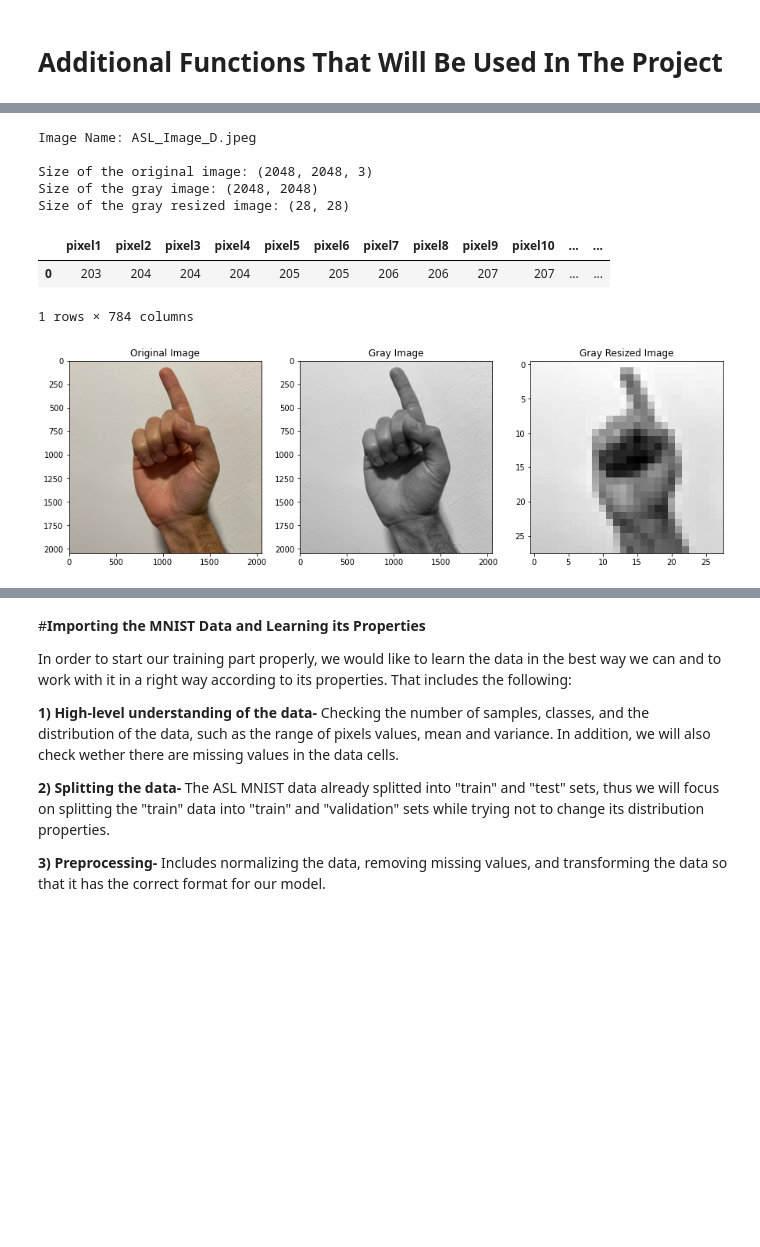
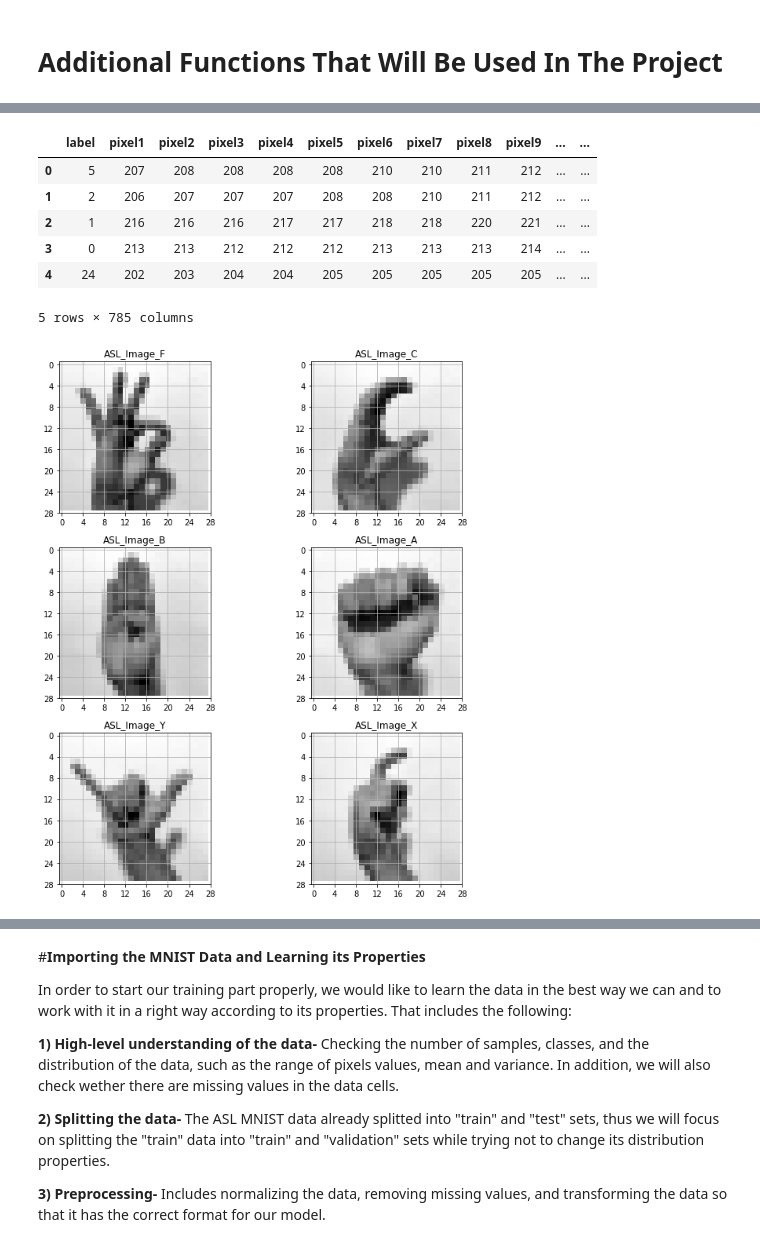
Before and after one commit to RonBartov/american-sign-language-image-classification, a Jupyter notebook: Copy_of_Deep_Learning_Final_Project_ASL_Classification.ipynb, the cells around one changed output, grey strips where cells are left out. Drawn from its saved outputs; the diff is of its cells as text; code cells hidden in the pictures; blank space fills up the shorter version.

Commit message:
2 plots functions. moved also iphones imgs to dataframe. tested network on iphone images

```diff
--- a/Copy_of_Deep_Learning_Final_Project_ASL_Classification.ipynb
+++ b/Copy_of_Deep_Learning_Final_Project_ASL_Classification.ipynb
@@ -108,3 +109,24 @@ def bar_graph_plot(pd_series, x_label='',y_label='',Title=''):
+# %%
+def plot_images(dataframe, int_to_letter_dict):
+    fig, axs = plt.subplots(3, 2, figsize=(10, 10))
+    axs = axs.ravel()
+
+    # create x and y limits
+    jump = 4
+    limits = [i for i in range(0, 28+jump, jump)]
+
+    for i, row in dataframe.head(6).iterrows():
+        ax = axs[i]
+        ax.imshow(row[1:].values.reshape(28, 28), cmap='gray')
+        ax.set_title("ASL_Image_" + int_to_letter_dict[row[0]])
+        ax.axis('on')
+        ax.set_xticks(limits)
+        ax.set_yticks(limits[::-1])
+        ax.grid(visible=True)
+        ax.set_aspect('equal')
+
+    plt.tight_layout() # adjusts the spacing between subplots and the surrounding borders
+    plt.show()
 # %% [markdown]
 # **General Background and Goals**
 
@@ -141,14 +177,30 @@ In orded to give some clear explenations regarding specific actions or decision
+# %%
+# creating the dictionaries
+letters = "ABCDEFGHIJKLMNOPQRSTUVWXYZ"
+integers = range(26)
+int_to_letter_dict = dict(zip(integers,letters))
+letter_to_int_dict = dict(zip(letters,integers))
 # %%
-iPhone_images_path ="/content/gdrive/MyDrive/Colab Notebooks/Deep Learning Final Project- ASL/ASL_Images_From_Iphone"
-iphone_img_df = plot_image(indicator='ASL_Image_D.jpeg', img_source=iPhone_images_path,img_source_name='iPhone')
-iphone_img_df.head()
+# transforming images into dataframe
+
+# Ron's path
+iPhone_imgs_folder_path = "/content/gdrive/MyDrive/Colab Notebooks/Deep Learning Final Project- ASL/ASL_Images_From_Iphone"
+
+# Aviv's path
+# imgs_folder_path = ""
+
+iPhone_imgs_df = process_images(iPhone_imgs_folder_path, letter_to_int_dict)
+iPhone_imgs_df.head()
 # %% [output]
+|  | label | pixel1 | pixel2 | pixel3 | pixel4 | pixel5 | pixel6 | pixel7 | pixel8 | pixel9 | ... | ... |
+| 0 | 5 | 207 | 208 | 208 | 208 | 208 | 210 | 210 | 211 | 212 | ... | ... |
+| 1 | 2 | 206 | 207 | 207 | 207 | 208 | 208 | 210 | 211 | 212 | ... | ... |
+| 2 | 1 | 216 | 216 | 216 | 217 | 217 | 218 | 218 | 220 | 221 | ... | ... |
+| 3 | 0 | 213 | 213 | 212 | 212 | 212 | 213 | 213 | 213 | 214 | ... | ... |
+| 4 | 24 | 202 | 203 | 204 | 204 | 205 | 205 | 205 | 205 | 205 | ... | ... |
-Image Name: ASL_Image_D.jpeg
-
-Size of the original image: (2048, 2048, 3)
-Size of the gray image: (2048, 2048)
-Size of the gray resized image: (28, 28)
+5 rows × 785 columns
-|  | pixel1 | pixel2 | pixel3 | pixel4 | pixel5 | pixel6 | pixel7 | pixel8 | pixel9 | pixel10 | ... | ... |
-| 0 | 203 | 204 | 204 | 204 | 205 | 205 | 206 | 206 | 207 | 207 | ... | ... |
-1 rows × 784 columns
-[figure, removed]
+# %%
+# plot iPhone photoes as an example
+plot_images(iPhone_imgs_df.iloc[0:6], int_to_letter_dict)
+# %% [output]
+[figure, added]
```
Also changed, not shown: parts of 12 cells of this notebook.
